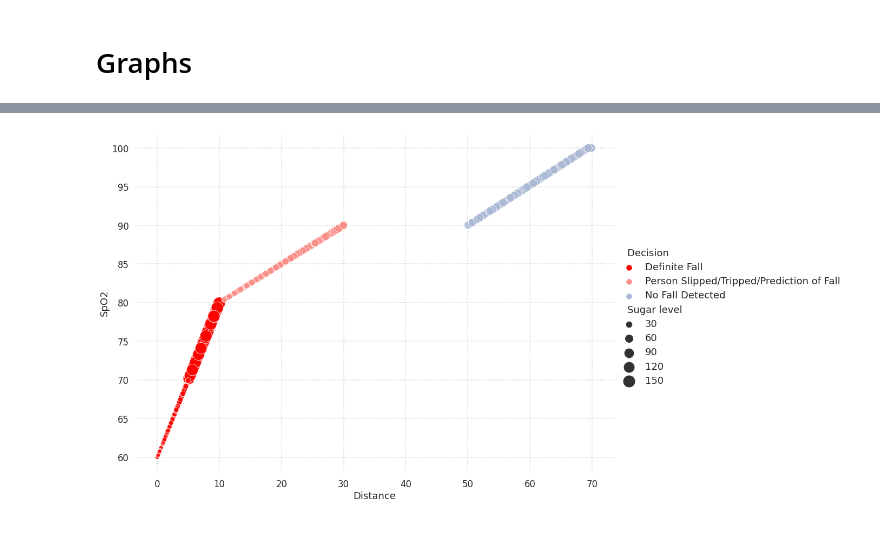
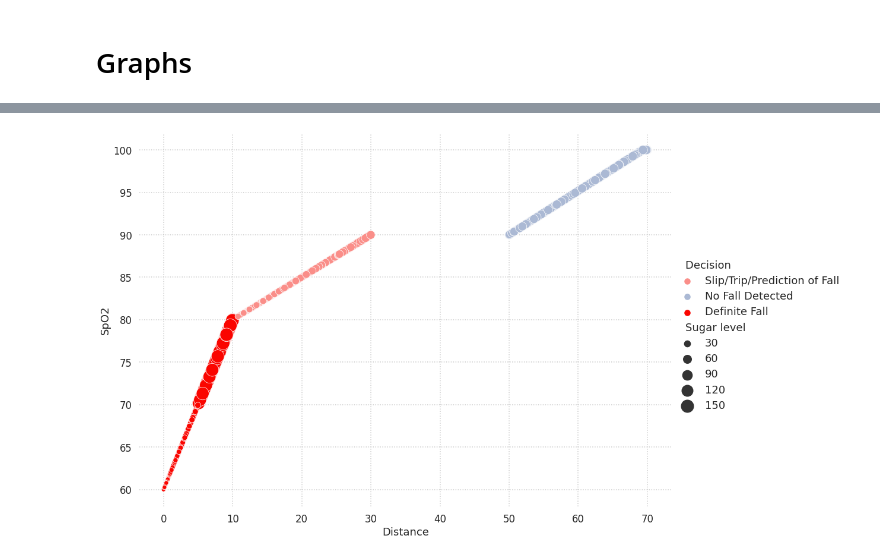
Before and after one commit to oimartin/Older-and-Wiser, a Jupyter notebook: relational_cstick.ipynb, the cells around one changed output, grey strips where cells are left out. Saved outputs shown, nothing was run; the diff lists cells and outputs as text; code cells hidden in the pictures; blank space fills up the shorter version.

Commit message:
update bubble chart graph

```diff
--- a/relational_cstick.ipynb
+++ b/relational_cstick.ipynb
@@ -44,7 +44,7 @@ None
 # Organize Data
 # %%
 data.iloc[:, -1] = data.iloc[:, -1].replace(to_replace={0: 'No Fall Detected',
-                                            1: 'Person Slipped/Tripped/Prediction of Fall',
+                                            1: 'Slip/Trip/Prediction of Fall',
                                             2: 'Definite Fall'})
 # %%
 data.isna().value_counts()
@@ -73,14 +73,14 @@ fig.show()
 # %%
 sns.set_style("whitegrid", {"grid.linestyle": ":"})
 
 sns.relplot(data=data, x='Distance', y='SpO2', hue='Decision ',
-            size='Sugar level', sizes=(50,500), hue_order=['Definite Fall',
-                                                           'Person Slipped/Tripped/Prediction of Fall',
-                                                           'No Fall Detected'],
+            size='Sugar level', sizes=(50,500), hue_order=['Slip/Trip/Prediction of Fall',
+                                                           'No Fall Detected',
+                                                           'Definite Fall'],
             palette={'#FA0500','#FA8E89','#ABB9D4'},height=10, aspect=11.7/8.27)
 
 sns.despine(left=True, bottom=True)
 sns.set_context('talk')
 plt.savefig('Distance_SpO2_sizeSugar.png')
 # %% [output]
-[figure, old version]
+[figure, new version]
```
Also changed, not shown: parts of 1 cell of this notebook.
